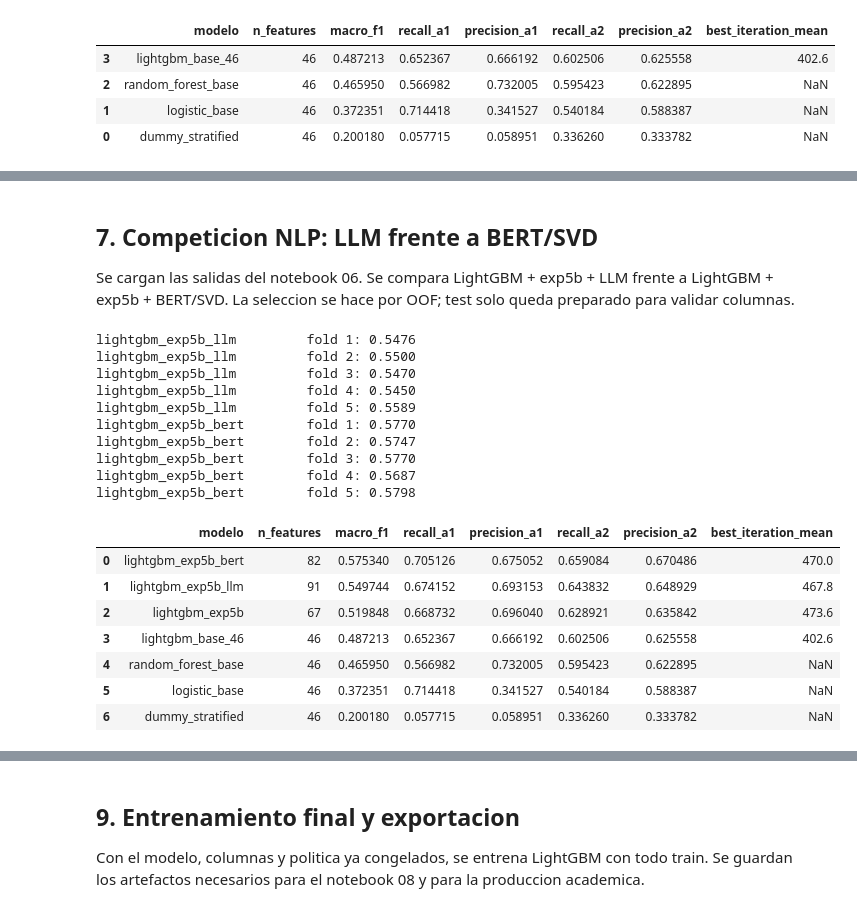
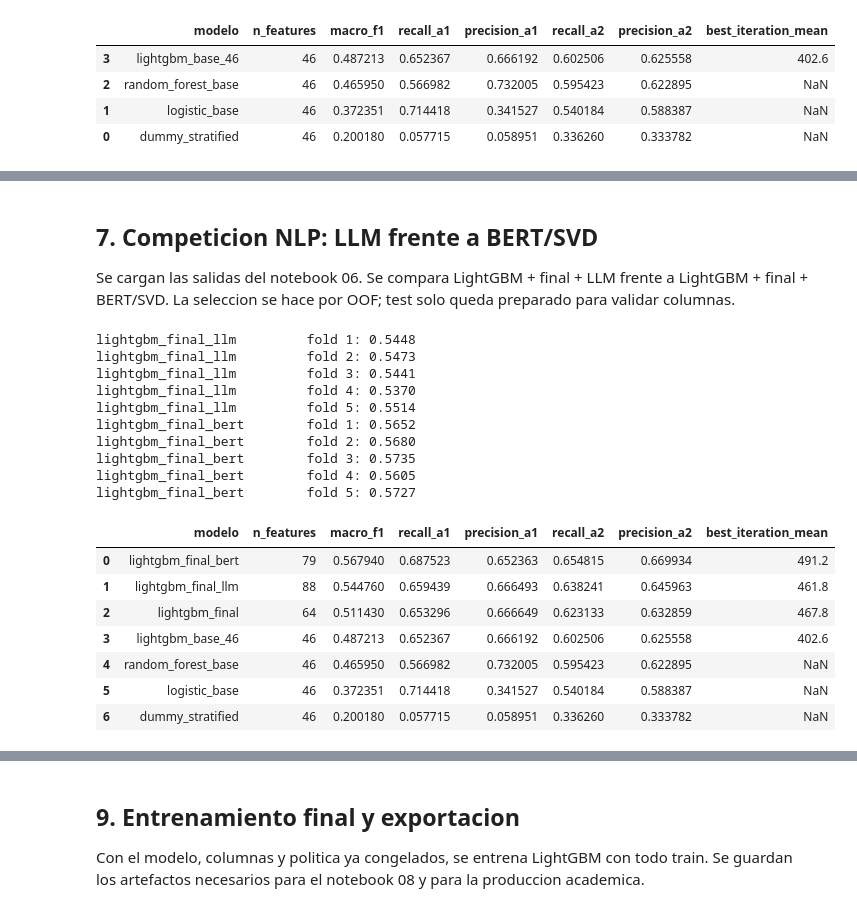
Before and after one commit to CarlosRubM/triaje-ia-tfg, a Jupyter notebook: notebooks/3_modeling/07_model_training.ipynb, the cells around one changed output, grey strips where cells are left out. Cells and saved outputs as stored; diff of their text form; code cells hidden in the pictures.

Commit message:
Se modifica la politica para que salte alerta y se realizan los ultimos notebooks

```diff
--- a/notebooks/3_modeling/07_model_training.ipynb
+++ b/notebooks/3_modeling/07_model_training.ipynb
@@ -64,7 +64,7 @@ BASE = {
     "groups_train": DATA_PROCESSED / "groups_train.npy",
     "sample_weights_train": DATA_PROCESSED / "sample_weights_train.npy",
     "feature_config_selected": DATA_PROCESSED / "feature_config_selected.json",
-    "feature_config_exp5b": DATA_PROCESSED / "feature_config_exp5b.json",
+    "feature_config_final": DATA_PROCESSED / "feature_config_final.json",
     "dataset_clean": DATA_INTERIM / "dataset_clean.parquet",
     "dataset_features": DATA_PROCESSED / "dataset_features.parquet",
 }
@@ -82,6 +82,7 @@ OUT = {
     "feature_list": MODELS_DIR / "feature_list.json",
     "cv_results": DATA_PROCESSED / "cv_results.parquet",
     "oof_predictions": DATA_PROCESSED / "oof_predictions.parquet",
+    "policy_sensitivity_oof": DATA_PROCESSED / "policy_sensitivity_oof.parquet",
     "metadata": MODELS_DIR / "model_training_metadata.json",
 }
 MODELS_DIR.mkdir(parents=True, exist_ok=True)
@@ -585,7 +582,7 @@ Variables exp5b a?adidas: ['n_visitas_previas', 'visitas_ultimo_mes', 'visitas_u
 # %% [markdown]
 ## 7. Competicion NLP: LLM frente a BERT/SVD
 
-Se cargan las salidas del notebook 06. Se compara LightGBM + exp5b + LLM frente a LightGBM + exp5b + BERT/SVD. La seleccion se hace por OOF; test solo queda preparado para validar columnas.
+Se cargan las salidas del notebook 06. Se compara LightGBM + final + LLM frente a LightGBM + final + BERT/SVD. La seleccion se hace por OOF; test solo queda preparado para validar columnas.
 # %%
 missing_nlp = [
     p
@@ -604,53 +601,61 @@ bert_train = pd.read_parquet(NLP["bert_train"]).reset_index(drop=True)
 bert_test = pd.read_parquet(NLP["bert_test"]).reset_index(drop=True)
 bert_svd_path = (
     NLP["bert_svd"]
     if NLP["bert_svd"].exists()
     else (NLP["bert_svd_legacy"] if NLP["bert_svd_legacy"].exists() else None)
 )
 
 for name, tr, te in [("llm", llm_train, llm_test), ("bert", bert_train, bert_test)]:
-    assert len(tr) == len(X_exp5b_train) and len(te) == len(X_exp5b_test), name
+    assert len(tr) == len(X_features_final_train) and len(te) == len(
+        X_features_final_test
+    ), name
     assert list(tr.columns) == list(te.columns), name
     assert not tr.columns.duplicated().any() and not tr.isna().any().any(), name
     assert PROHIBIDAS.isdisjoint(tr.columns), name
 
-X_llm_train = pd.concat([X_exp5b_train.reset_index(drop=True), llm_train], axis=1)
-X_llm_test = pd.concat([X_exp5b_test.reset_index(drop=True), llm_test], axis=1)
-X_bert_train = pd.concat([X_exp5b_train.reset_index(drop=True), bert_train], axis=1)
-X_bert_test = pd.concat([X_exp5b_test.reset_index(drop=True), bert_test], axis=1)
+X_llm_train = pd.concat(
+    [X_features_final_train.reset_index(drop=True), llm_train], axis=1
+)
+X_llm_test = pd.concat([X_features_final_test.reset_index(drop=True), llm_test], axis=1)
+X_bert_train = pd.concat(
+    [X_features_final_train.reset_index(drop=True), bert_train], axis=1
+)
+X_bert_test = pd.concat(
+    [X_features_final_test.reset_index(drop=True), bert_test], axis=1
+)
 assert list(X_llm_train.columns) == list(X_llm_test.columns)
 assert list(X_bert_train.columns) == list(X_bert_test.columns)
 
 for name, Xcand in [
-    ("lightgbm_exp5b_llm", X_llm_train),
-    ("lightgbm_exp5b_bert", X_bert_train),
+    ("lightgbm_final_llm", X_llm_train),
+    ("lightgbm_final_bert", X_bert_train),
 ]:
     overall, oof, proba, _ = evaluar_lgbm(name, Xcand)
     resultados.append(overall)
     oof_tables.append(oof)
     oof_probas[overall["modelo"]] = proba
 
 cv_results = (
     pd.DataFrame(resultados)
     .sort_values("macro_f1", ascending=False)
     .reset_index(drop=True)
 )
 cv_results
 # %% [output]
-lightgbm_exp5b_llm         fold 1: 0.5476
-lightgbm_exp5b_llm         fold 2: 0.5500
-lightgbm_exp5b_llm         fold 3: 0.5470
-lightgbm_exp5b_llm         fold 4: 0.5450
-lightgbm_exp5b_llm         fold 5: 0.5589
-lightgbm_exp5b_bert        fold 1: 0.5770
-lightgbm_exp5b_bert        fold 2: 0.5747
-lightgbm_exp5b_bert        fold 3: 0.5770
-lightgbm_exp5b_bert        fold 4: 0.5687
-lightgbm_exp5b_bert        fold 5: 0.5798
+lightgbm_final_llm         fold 1: 0.5448
+lightgbm_final_llm         fold 2: 0.5473
+lightgbm_final_llm         fold 3: 0.5441
+lightgbm_final_llm         fold 4: 0.5370
+lightgbm_final_llm         fold 5: 0.5514
+lightgbm_final_bert        fold 1: 0.5652
+lightgbm_final_bert        fold 2: 0.5680
+lightgbm_final_bert        fold 3: 0.5735
+lightgbm_final_bert        fold 4: 0.5605
+lightgbm_final_bert        fold 5: 0.5727
 |  | modelo | n_features | macro_f1 | recall_a1 | precision_a1 | recall_a2 | precision_a2 | best_iteration_mean |
-| 0 | lightgbm_exp5b_bert | 82 | 0.575340 | 0.705126 | 0.675052 | 0.659084 | 0.670486 | 470.0 |
-| 1 | lightgbm_exp5b_llm | 91 | 0.549744 | 0.674152 | 0.693153 | 0.643832 | 0.648929 | 467.8 |
-| 2 | lightgbm_exp5b | 67 | 0.519848 | 0.668732 | 0.696040 | 0.628921 | 0.635842 | 473.6 |
+| 0 | lightgbm_final_bert | 79 | 0.567940 | 0.687523 | 0.652363 | 0.654815 | 0.669934 | 491.2 |
+| 1 | lightgbm_final_llm | 88 | 0.544760 | 0.659439 | 0.666493 | 0.638241 | 0.645963 | 461.8 |
+| 2 | lightgbm_final | 64 | 0.511430 | 0.653296 | 0.666649 | 0.623133 | 0.632859 | 467.8 |
 | 3 | lightgbm_base_46 | 46 | 0.487213 | 0.652367 | 0.666192 | 0.602506 | 0.625558 | 402.6 |
 | 4 | random_forest_base | 46 | 0.465950 | 0.566982 | 0.732005 | 0.595423 | 0.622895 | NaN |
 | 5 | logistic_base | 46 | 0.372351 | 0.714418 | 0.341527 | 0.540184 | 0.588387 | NaN |
```
Also changed, not shown: parts of 9 cells of this notebook, 5 other files.
